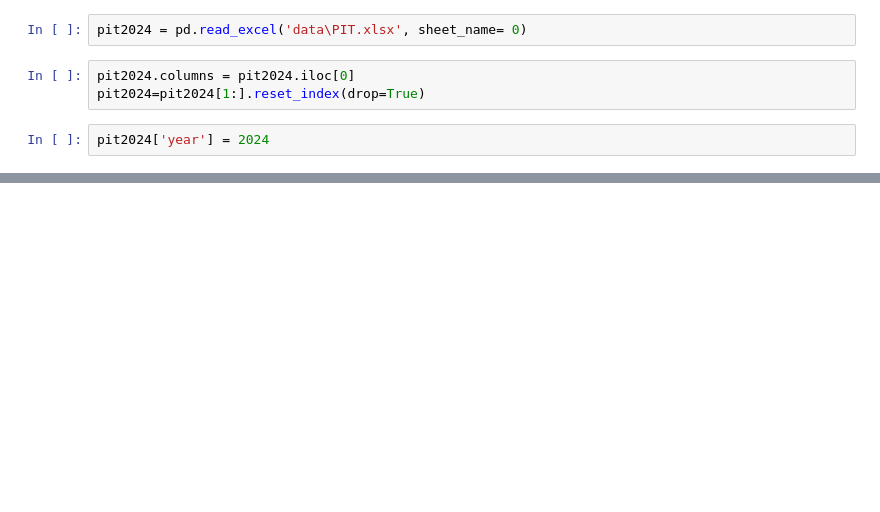
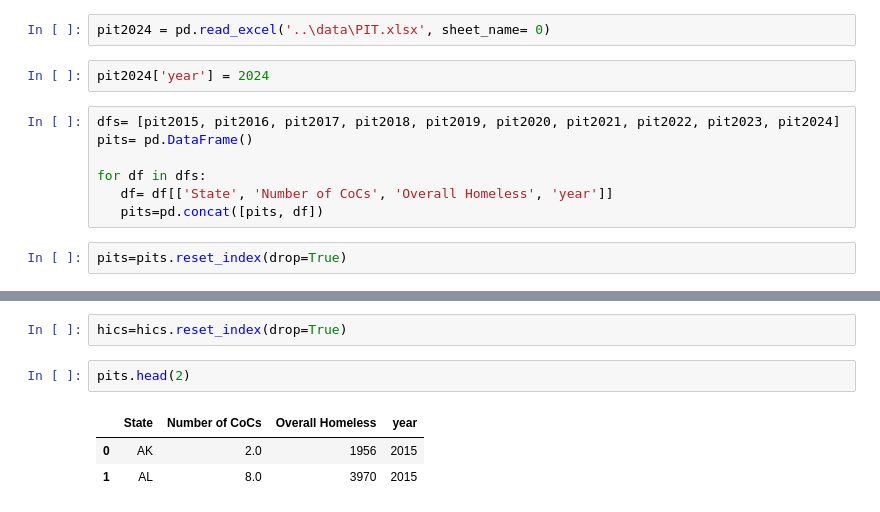
Before and after one commit to JLRoselle/homelessness-data-literacy-project, a Jupyter notebook: data_literacy.ipynb, the cells around one changed output, grey strips where cells are left out. Saved outputs shown, nothing was run; the diff lists cells and outputs as text; blank space fills up the shorter version.

```diff
--- a/data_literacy.ipynb
+++ b/data_literacy.ipynb
@@ -257,9 +203,15 @@ pit2023=pit2023[1:].reset_index(drop=True)
 # %%
 pit2023['year'] = 2023
 # %%
-pit2024 = pd.read_excel('data\PIT.xlsx', sheet_name= 0)
+pit2024 = pd.read_excel('..\data\PIT.xlsx', sheet_name= 0)
-# %%
-pit2024.columns = pit2024.iloc[0]
-pit2024=pit2024[1:].reset_index(drop=True)
 # %%
 pit2024['year'] = 2024
+# %%
+dfs= [pit2015, pit2016, pit2017, pit2018, pit2019, pit2020, pit2021, pit2022, pit2023, pit2024]
+pits= pd.DataFrame()
+
+for df in dfs:
+   df= df[['State', 'Number of CoCs', 'Overall Homeless', 'year']]
+   pits=pd.concat([pits, df])
+# %%
+pits=pits.reset_index(drop=True)
@@ -265,0 +226,8 @@ pit2024['year'] = 2024
+# %%
+hics=hics.reset_index(drop=True)
+# %%
+pits.head(2)
+# %% [output]
+|  | State | Number of CoCs | Overall Homeless | year |
+| 0 | AK | 2.0 | 1956 | 2015 |
+| 1 | AL | 8.0 | 3970 | 2015 |
```
Also changed, not shown: parts of 38 cells of this notebook.
